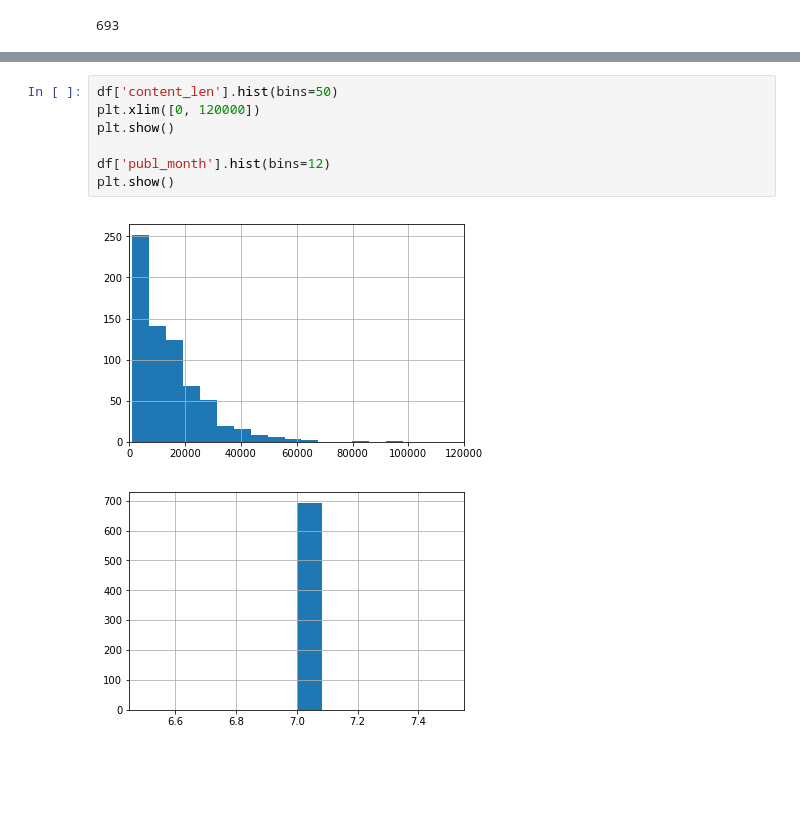
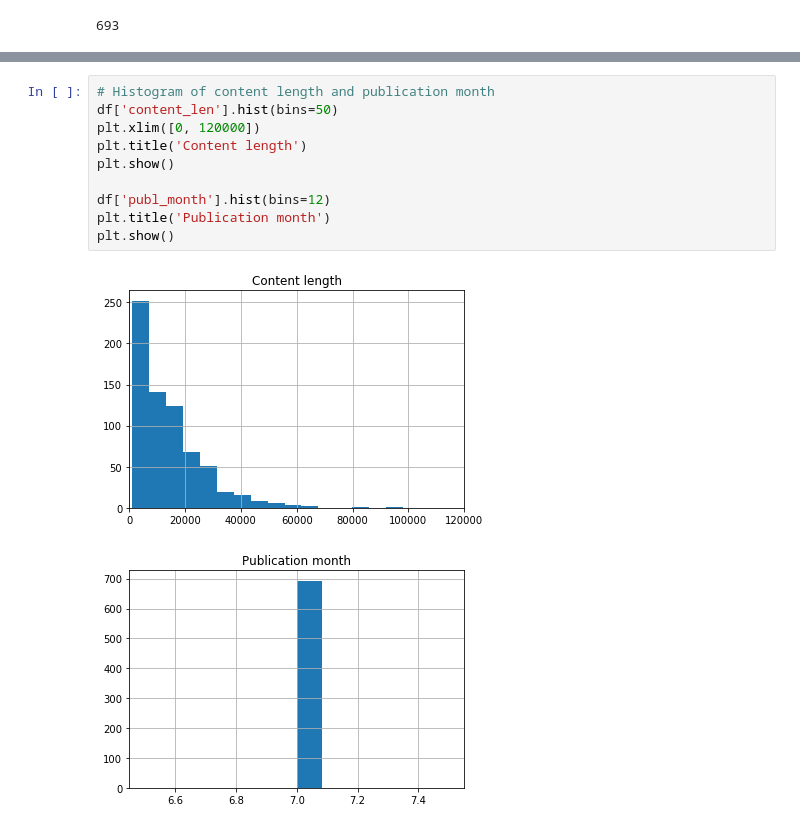
Before and after one commit to fdelia/BGE-Downloader, a Jupyter notebook: EDA.ipynb, the cells around one changed output, grey strips where cells are left out. Drawn from its saved outputs; the diff is of its cells as text; blank space fills up the shorter version.

```diff
--- a/EDA.ipynb
+++ b/EDA.ipynb
@@ -63,13 +63,16 @@ df.head(3)
 | 1 | '2017 | 7 | 3 | 02.06.2017 | 2C_68/2016 | Finances publiques & droit fiscal | Impôt de succession | \n \n\xa0\nBundesgericht\xa0\nTri... | 02 | ... |
 | 2 | '2017 | 7 | 3 | 06.06.2017 | 9C_46/2017 | Invalidenversicherung | Invalidenversicherung | \n \n\xa0\nBundesgericht\xa0\nTri... | 06 | ... |
 # %%
+# Histogram of content length and publication month
 df['content_len'].hist(bins=50)
 plt.xlim([0, 120000])
+plt.title('Content length')
 plt.show()
 
 df['publ_month'].hist(bins=12)
+plt.title('Publication month')
 plt.show()
 # %% [output]
-[figure, old version]
+[figure, new version]
-[figure, old version]
+[figure, new version]
 # %%
```
Also changed, not shown: parts of 4 cells of this notebook.
